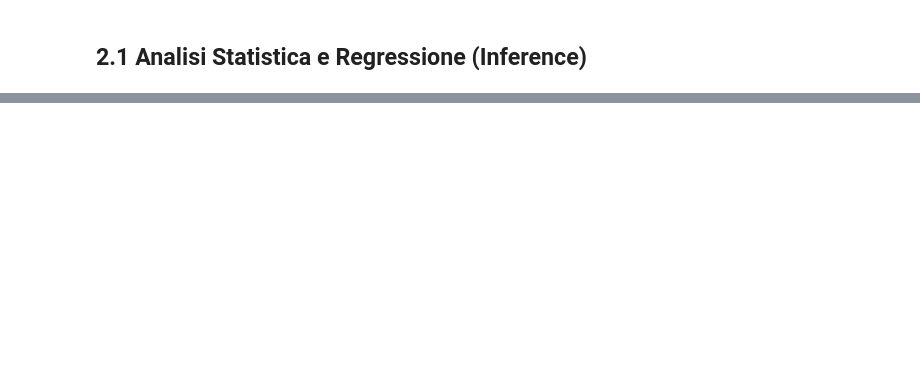
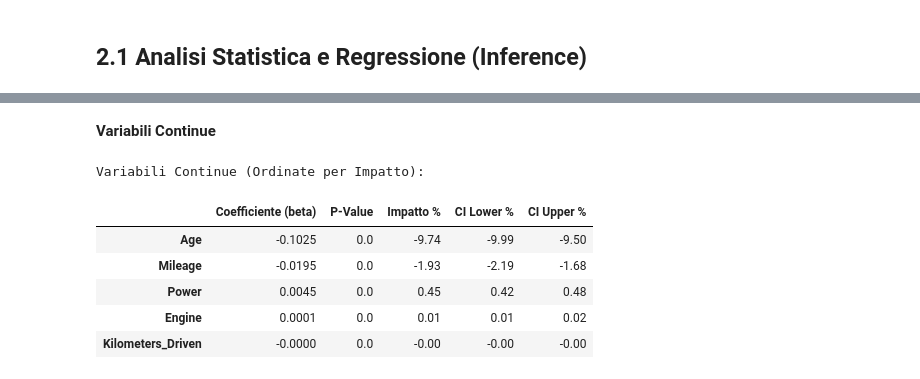
Before and after one commit to fragreco04/progetto-fad-2526, a Jupyter notebook: notebooks/completed/project.ipynb, the cells around one changed output, grey strips where cells are left out. Drawn from its saved outputs; the diff is of its cells as text; code cells hidden in the pictures; blank space fills up the shorter version.

```diff
--- a/notebooks/completed/project.ipynb
+++ b/notebooks/completed/project.ipynb
@@ -2043,0 +2201,13 @@ ValueError: Pandas data cast to numpy dtype of object. Check input data with np.
+# %% [markdown]
+**Variabili Continue**
+# %%
+print("Variabili Continue (Ordinate per Impatto):")
+display(df_cont)
+# %% [output]
+Variabili Continue (Ordinate per Impatto):
+|  | Coefficiente (beta) | P-Value | Impatto % | CI Lower % | CI Upper % |
+| Age | -0.1025 | 0.0 | -9.74 | -9.99 | -9.50 |
+| Mileage | -0.0195 | 0.0 | -1.93 | -2.19 | -1.68 |
+| Power | 0.0045 | 0.0 | 0.45 | 0.42 | 0.48 |
+| Engine | 0.0001 | 0.0 | 0.01 | 0.01 | 0.02 |
+| Kilometers_Driven | -0.0000 | 0.0 | -0.00 | -0.00 | -0.00 |
```
Also changed, not shown: parts of 47 cells of this notebook.
